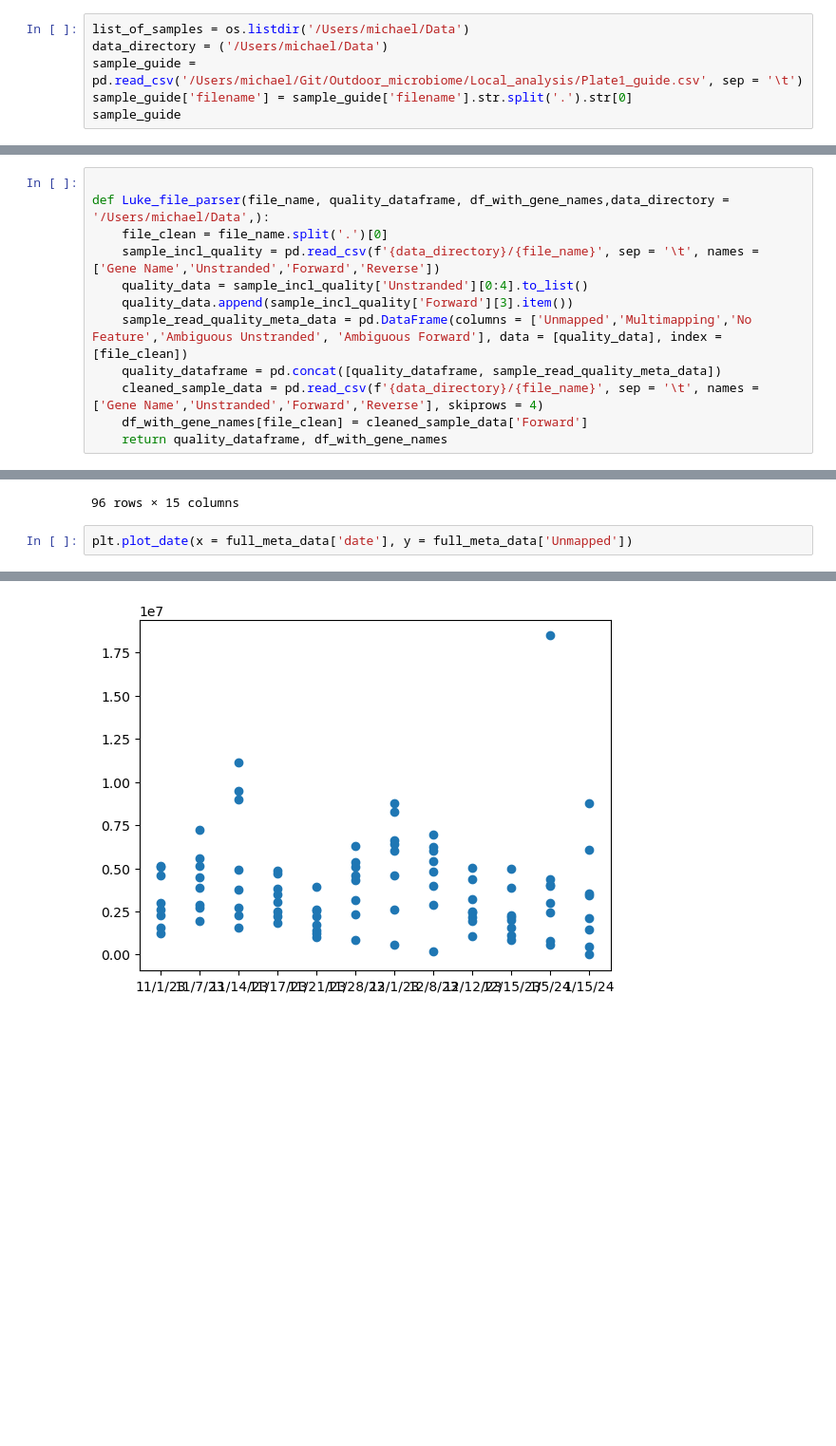
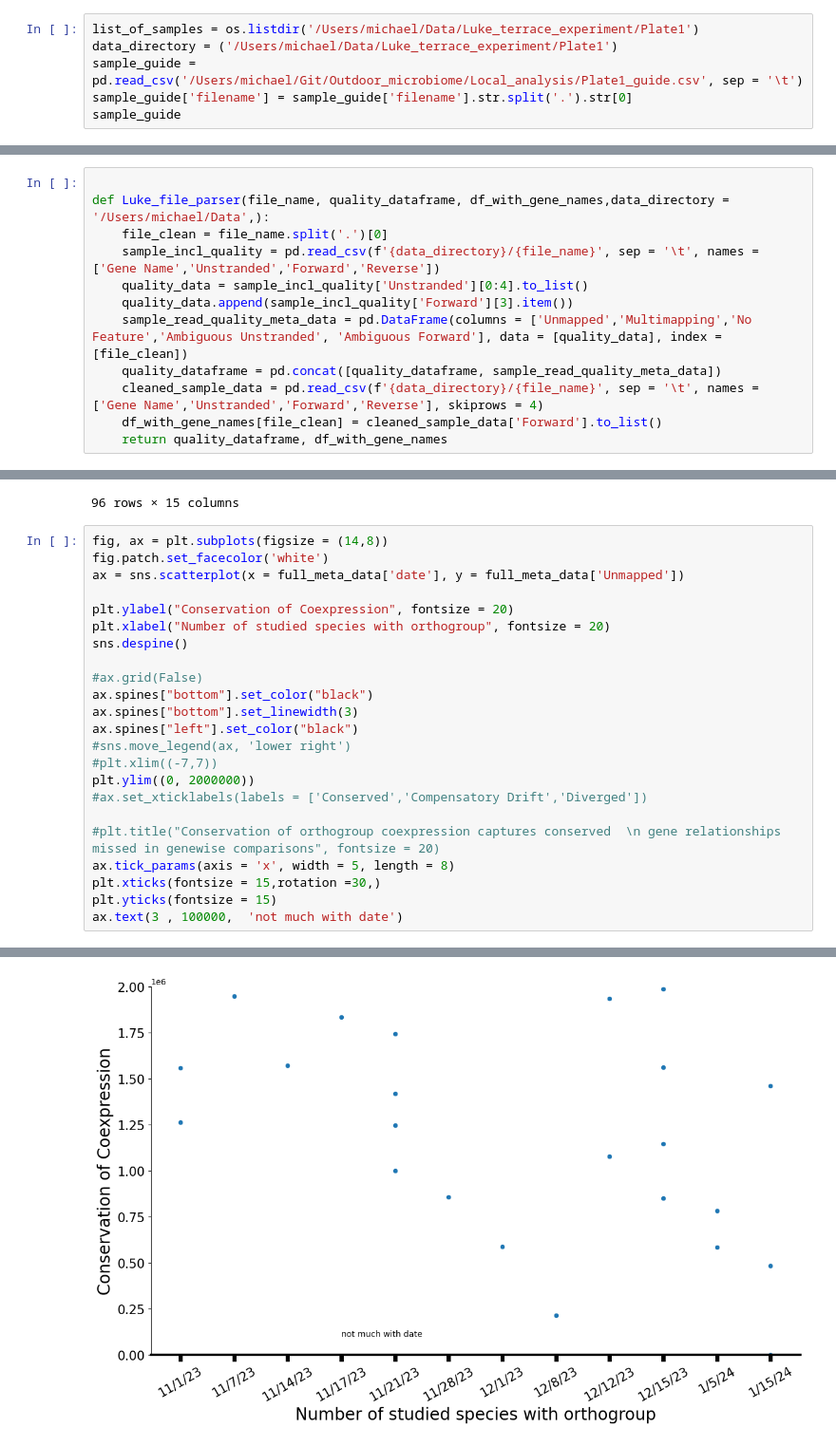
Before and after one commit to mikepassal/Outdoor_microbiome, a Jupyter notebook: Local_analysis/Plate_1_prelim.ipynb, the cells around one changed output, grey strips where cells are left out. Shown at 95% size. Drawn from its saved outputs; the diff is of its cells as text; blank space fills up the shorter version.

```diff
--- a/Local_analysis/Plate_1_prelim.ipynb
+++ b/Local_analysis/Plate_1_prelim.ipynb
@@ -5,8 +5,8 @@ import matplotlib.pyplot as plt
 import seaborn as sns
 import os
 # %%
-list_of_samples = os.listdir('/Users/michael/Data')
-data_directory = ('/Users/michael/Data')
+list_of_samples = os.listdir('/Users/michael/Data/Luke_terrace_experiment/Plate1')
+data_directory = ('/Users/michael/Data/Luke_terrace_experiment/Plate1')
 sample_guide = pd.read_csv('/Users/michael/Git/Outdoor_microbiome/Local_analysis/Plate1_guide.csv', sep = '\t')
 sample_guide['filename'] = sample_guide['filename'].str.split('.').str[0]
 sample_guide
@@ -86,7 +87,7 @@ def Luke_file_parser(file_name, quality_dataframe, df_with_gene_names,data_direc
     sample_read_quality_meta_data = pd.DataFrame(columns = ['Unmapped','Multimapping','No Feature','Ambiguous Unstranded', 'Ambiguous Forward'], data = [quality_data], index = [file_clean])
     quality_dataframe = pd.concat([quality_dataframe, sample_read_quality_meta_data])
     cleaned_sample_data = pd.read_csv(f'{data_directory}/{file_name}', sep = '\t', names = ['Gene Name','Unstranded','Forward','Reverse'], skiprows = 4)
-    df_with_gene_names[file_clean] = cleaned_sample_data['Forward']
+    df_with_gene_names[file_clean] = cleaned_sample_data['Forward'].to_list()
     return quality_dataframe, df_with_gene_names
 # %%
 cleaned_sample_data = pd.read_csv(f'{data_directory}/{ex_file_name}', sep = '\t', names = ['Gene Name','Unstranded','Forward','Reverse'], skiprows = 4)
@@ -166,5 +183,26 @@ full_meta_data
 | 95 | A2450525897_n01_LICRNA01_H12 | H12 | 96 | LIC152 | plant | t13 | 1/15/24 | 8:00 | LIC_02 | ... |
 96 rows × 15 columns
 # %%
-plt.plot_date(x = full_meta_data['date'], y = full_meta_data['Unmapped'])
+fig, ax = plt.subplots(figsize = (14,8))
+fig.patch.set_facecolor('white')
+ax = sns.scatterplot(x = full_meta_data['date'], y = full_meta_data['Unmapped'])
+
+plt.ylabel("Conservation of Coexpression", fontsize = 20)
+plt.xlabel("Number of studied species with orthogroup", fontsize = 20)
+sns.despine()
+
+#ax.grid(False)
+ax.spines["bottom"].set_color("black")
+ax.spines["bottom"].set_linewidth(3)
+ax.spines["left"].set_color("black")
+#sns.move_legend(ax, 'lower right')
+#plt.xlim((-7,7))
+plt.ylim((0, 2000000))
+#ax.set_xticklabels(labels = ['Conserved','Compensatory Drift','Diverged'])
+
+#plt.title("Conservation of orthogroup coexpression captures conserved  \n gene relationships missed in genewise comparisons", fontsize = 20)
+ax.tick_params(axis = 'x', width = 5, length = 8)
+plt.xticks(fontsize = 15,rotation =30,)
+plt.yticks(fontsize = 15)
+ax.text(3 , 100000,  'not much with date')
 # %% [output]
@@ -172 +210 @@ plt.plot_date(x = full_meta_data['date'], y = full_meta_data['Unmapped'])
-[figure, old version]
+[figure, new version]
```
Also changed, not shown: parts of 25 cells of this notebook, 7 other files.
